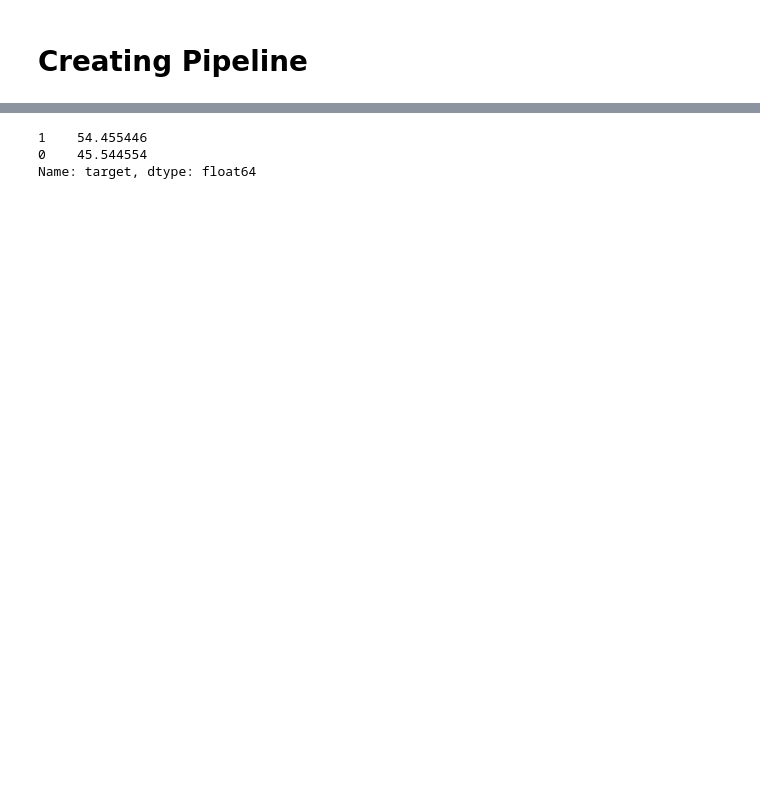
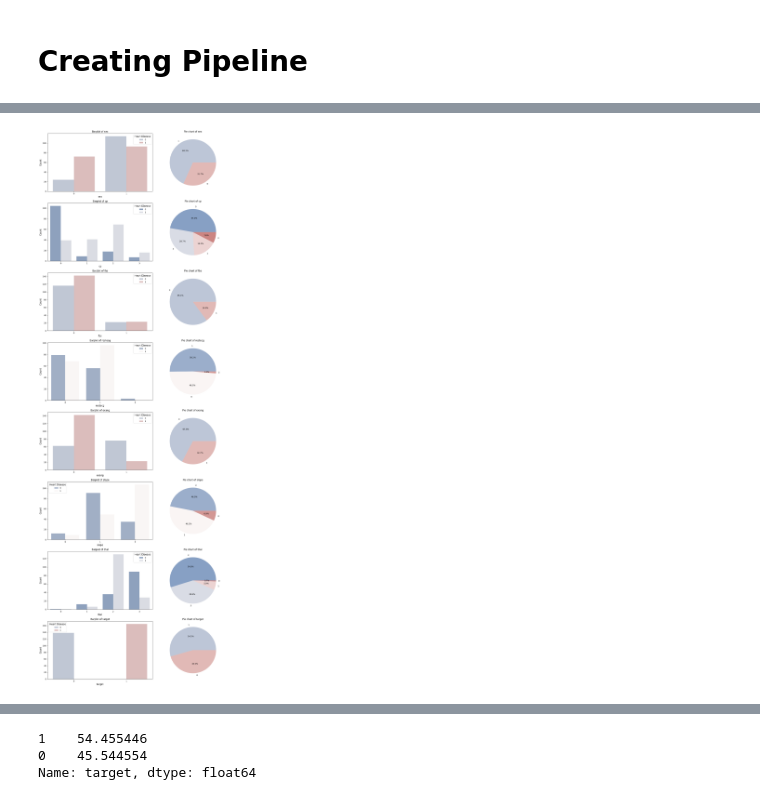
Before and after one commit to karushp/heart-disease-predict, a Jupyter notebook: notebook/heart-pipe.ipynb, the cells around one changed output, grey strips where cells are left out. Cells and saved outputs as stored; diff of their text form; code cells hidden in the pictures; blank space fills up the shorter version.

```diff
--- a/notebook/heart-pipe.ipynb
+++ b/notebook/heart-pipe.ipynb
@@ -22,0 +103,31 @@ y = df_heart['target']
+# %%
+# Plotting Categorical Features
+
+n_cat_features = len(cat_features)
+countplot_palette = sns.color_palette('vlag', n_cat_features)
+fig,axes = plt.subplots(n_cat_features, 2, figsize=(15, 5*n_cat_features))
+
+for i, features in enumerate(cat_features):
+
+    # Determine the number of unique values
+    n_unique_values = df_heart[features].nunique()
+
+    # Determine the palette based on the number of unique values
+    palette = sns.color_palette('vlag',n_unique_values)
+
+    #Barplot on the left
+    sns.countplot(data=df_heart, x=features, palette=palette, ax=axes[i,0], hue='target')
+    axes[i,0].set_title(f'Barplot of {features}', fontsize=12)
+    axes[i,0].set_xlabel(features, fontsize=12)
+    axes[i,0].set_ylabel('Count', fontsize=12)
+    axes[i,0].legend(title='Heart Disease', title_fontsize=12)
+
+    # Piechart on the right
+    df_heart[features].value_counts().plot(kind='pie', autopct='%1.1f%%', ax=axes[i,1], colors=palette)
+    axes[i,1].set_title(f'Pie chart of {features}', fontsize=12)
+    axes[i,1].set_ylabel('')
+
+plt.tight_layout()
+plt.show()
+# %% [output]
+[figure, added]
```
Also changed, not shown: parts of 29 cells of this notebook, 1 other file.
